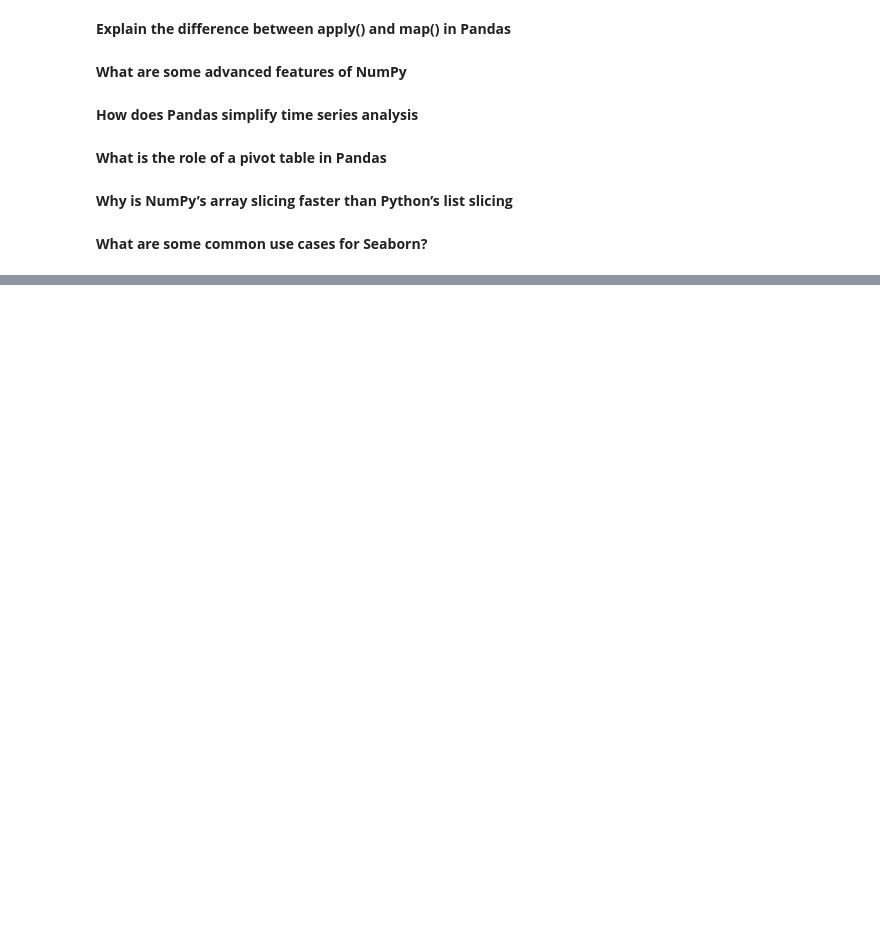
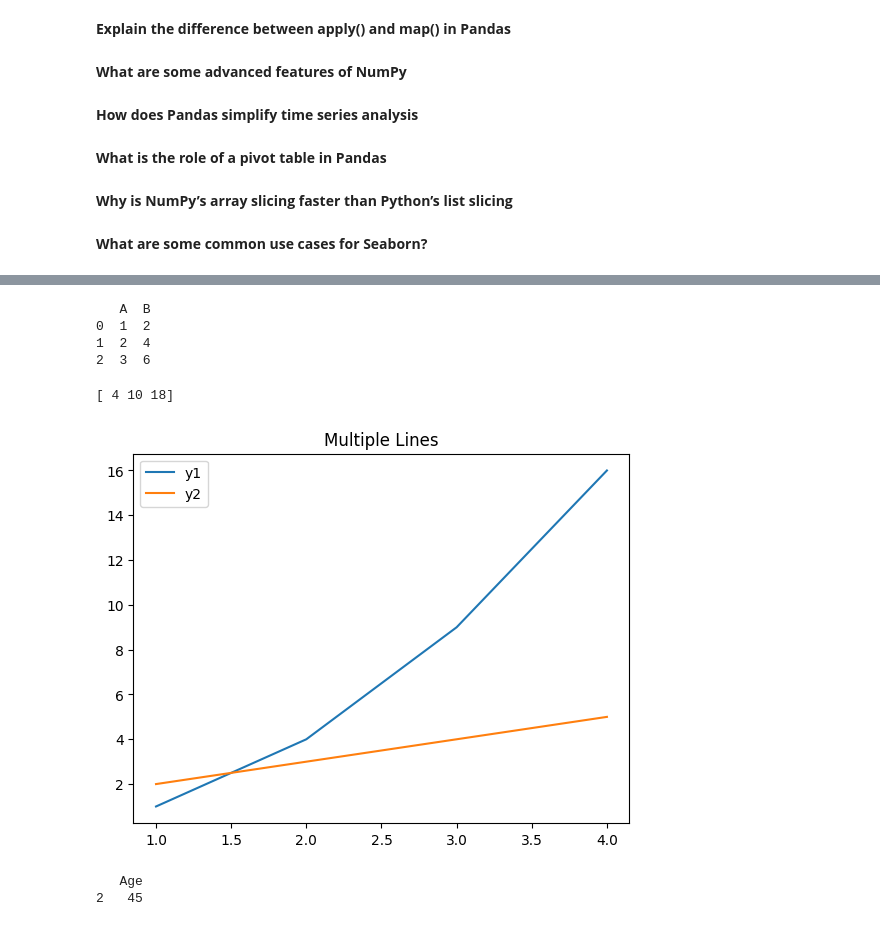
Before and after one commit to murtazadairkee/data-toolkit, a Jupyter notebook: Data Toolkit Answers.ipynb, the cells around one changed output, grey strips where cells are left out. Drawn from its saved outputs; the diff is of its cells as text; code cells hidden in the pictures; blank space fills up the shorter version.

```diff
--- a/Data Toolkit Answers.ipynb
+++ b/Data Toolkit Answers.ipynb
@@ -88,0 +143,9 @@
+# %%
+df = pd.DataFrame({"A": [1, 2, 3]})
+df["B"] = df["A"] * 2
+print(df)
+# %% [output]
+   A  B
+0  1  2
+1  2  4
+2  3  6
@@ -88,0 +154,8 @@
+# %%
+import numpy as np
+a = np.array([1, 2, 3])
+b = np.array([4, 5, 6])
+result = a * b
+print(result)
+# %% [output]
+[ 4 10 18]
@@ -88,0 +164,12 @@
+# %%
+import matplotlib.pyplot as plt
+x = [1, 2, 3, 4]
+y1 = [1, 4, 9, 16]
+y2 = [2, 3, 4, 5]
+plt.plot(x, y1, label='y1')
+plt.plot(x, y2, label='y2')
+plt.legend()
+plt.title("Multiple Lines")
+plt.show()
+# %% [output]
+[figure, added]
@@ -88,0 +178,7 @@
+# %%
+df = pd.DataFrame({"Age": [25, 30, 45, 22]})
+filtered_df = df[df["Age"] > 30]
+print(filtered_df)
+# %% [output]
+   Age
+2   45
```
Also changed, not shown: parts of 20 cells of this notebook.
